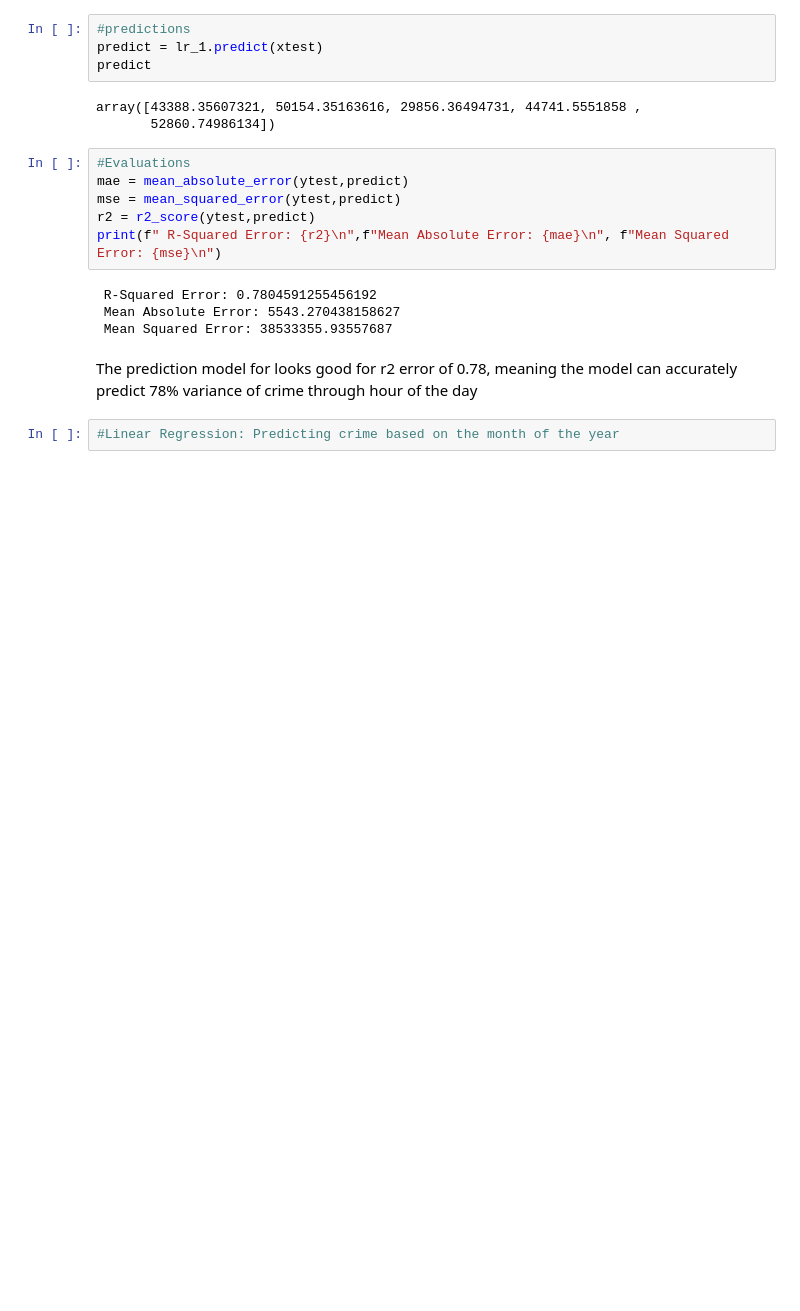
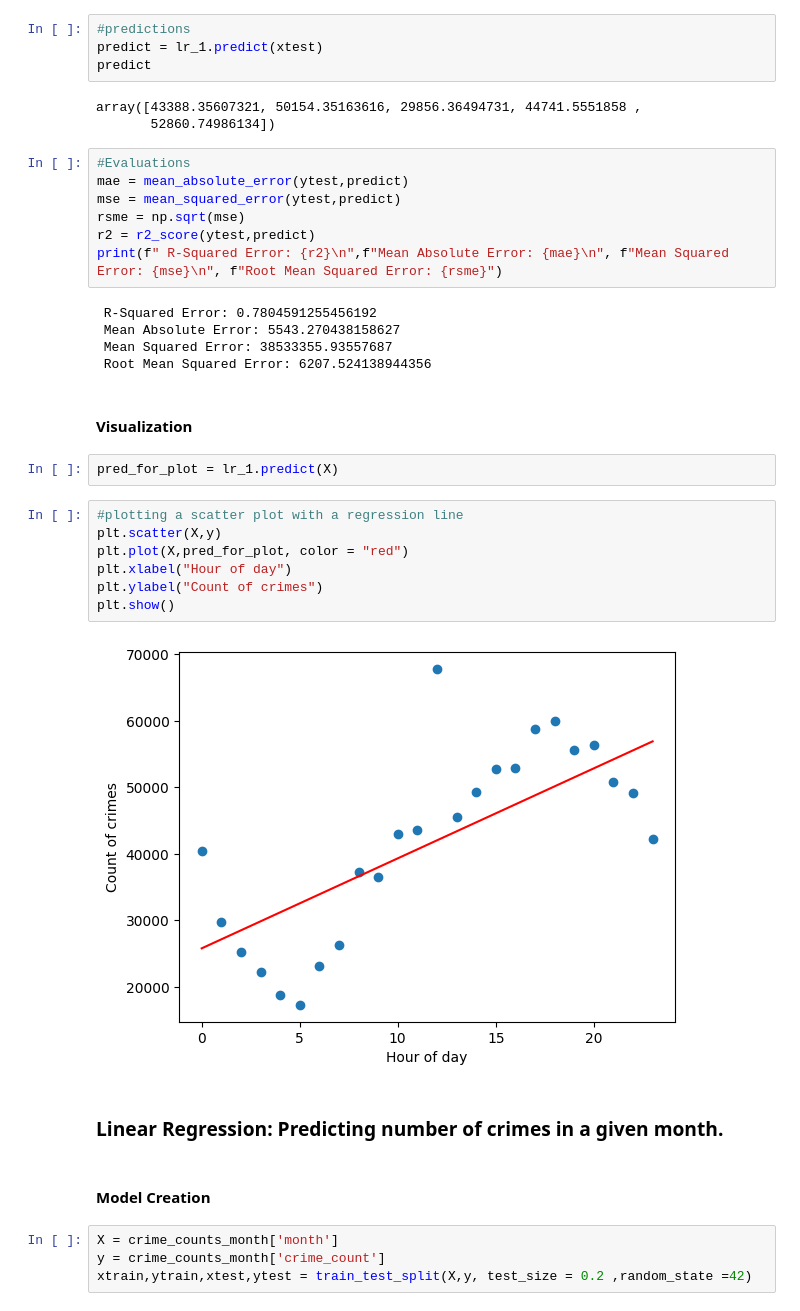
Before and after one commit to smusab9152/LA_Crime, a Jupyter notebook: Regression_Models.ipynb, the cells around one changed output. Saved outputs shown, nothing was run; the diff lists cells and outputs as text; blank space fills up the shorter version.

Commit message:
Updating Regression Notebook

```diff
--- a/Regression_Models.ipynb
+++ b/Regression_Models.ipynb
@@ -187,13 +141,32 @@ array([43388.35607321, 50154.35163616, 29856.36494731, 44741.5551858 ,
 #Evaluations
 mae = mean_absolute_error(ytest,predict)
 mse = mean_squared_error(ytest,predict)
+rsme = np.sqrt(mse)
 r2 = r2_score(ytest,predict)
-print(f" R-Squared Error: {r2}\n",f"Mean Absolute Error: {mae}\n", f"Mean Squared Error: {mse}\n")
+print(f" R-Squared Error: {r2}\n",f"Mean Absolute Error: {mae}\n", f"Mean Squared Error: {mse}\n", f"Root Mean Squared Error: {rsme}")
 # %% [output]
  R-Squared Error: 0.7804591255456192
  Mean Absolute Error: 5543.270438158627
  Mean Squared Error: 38533355.93557687
+ Root Mean Squared Error: 6207.524138944356
-# %% [markdown]
-The prediction model for looks good for r2 error of 0.78, meaning the model can accurately predict 78% variance of crime through hour of the day
-# %%
-#Linear Regression: Predicting crime based on the month of the year
+# %% [markdown]
+#### Visualization
+# %%
+pred_for_plot = lr_1.predict(X)
+# %%
+#plotting a scatter plot with a regression line
+plt.scatter(X,y)
+plt.plot(X,pred_for_plot, color = "red")
+plt.xlabel("Hour of day")
+plt.ylabel("Count of crimes")
+plt.show()
+# %% [output]
+[figure, added]
+# %% [markdown]
+### Linear Regression: Predicting number of crimes in a given month.
+# %% [markdown]
+#### Model Creation
+# %%
+X = crime_counts_month['month']
+y = crime_counts_month['crime_count']
+xtrain,ytrain,xtest,ytest = train_test_split(X,y, test_size = 0.2 ,random_state =42)
```
Also changed, not shown: parts of 54 cells of this notebook, 4 other files.
